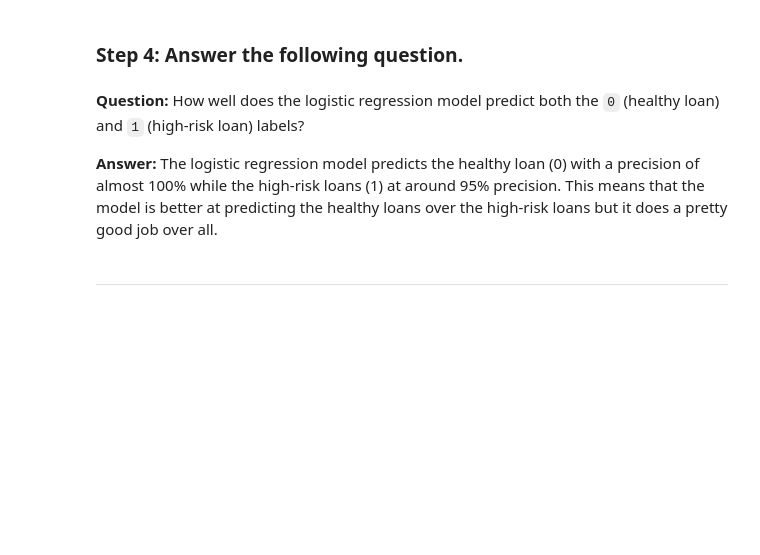
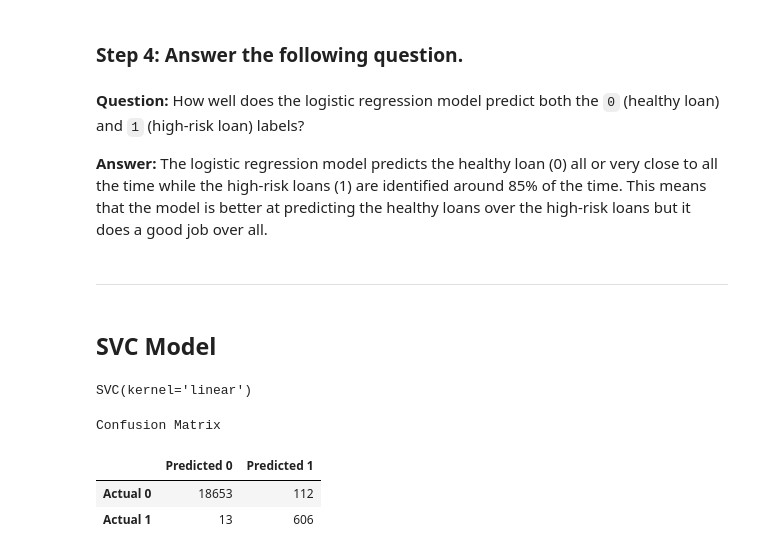
Before and after one commit to jacobklucher/Module-20-Credit-Risk-Classification, a Jupyter notebook: Credit_Risk/credit_risk_classification.ipynb, the cells around one changed output. Cells and saved outputs as stored; diff of their text form; code cells hidden in the pictures; blank space fills up the shorter version.

Commit message:
Added SVM and Random Tree models

```diff
--- a/Credit_Risk/credit_risk_classification.ipynb
+++ b/Credit_Risk/credit_risk_classification.ipynb
@@ -129,6 +132,28 @@ Accuracy Score: 0.9927259595542716
 # %% [markdown]
 **Question:** How well does the logistic regression model predict both the `0` (healthy loan) and `1` (high-risk loan) labels?
 
-**Answer:** The logistic regression model predicts the healthy loan (0) with a precision of almost 100% while the high-risk loans (1) at around 95% precision. This means that the model is better at predicting the healthy loans over the high-risk loans but it does a pretty good job over all.
+**Answer:** The logistic regression model predicts the healthy loan (0) all or very close to all the time while the high-risk loans (1) are identified around 85% of the time. This means that the model is better at predicting the healthy loans over the high-risk loans but it does a good job over all.
 # %% [markdown]
 ---
+# %% [markdown]
+## SVC Model
+# %%
+svc_model = SVC(kernel='linear')
+svc_model.fit(X_train, y_train)
+# %% [output]
+SVC(kernel='linear')
+# %%
+svc_predictions = svc_model.predict(X_test)
+# %%
+cm = confusion_matrix(y_test, svc_predictions)
+cm_df = pd.DataFrame(
+    cm, index=["Actual 0", "Actual 1"], columns=["Predicted 0", "Predicted 1"]
+)
+
+print("Confusion Matrix")
+display(cm_df)
+# %% [output]
+Confusion Matrix
+|  | Predicted 0 | Predicted 1 |
+| Actual 0 | 18653 | 112 |
+| Actual 1 | 13 | 606 |
```
Also changed, not shown: parts of 9 cells of this notebook.
